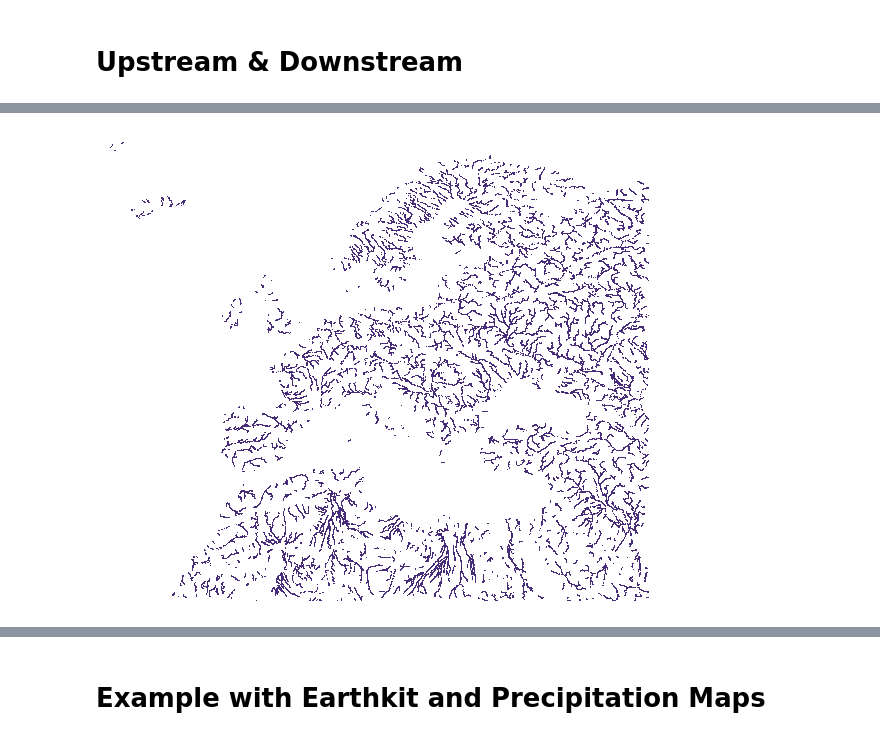
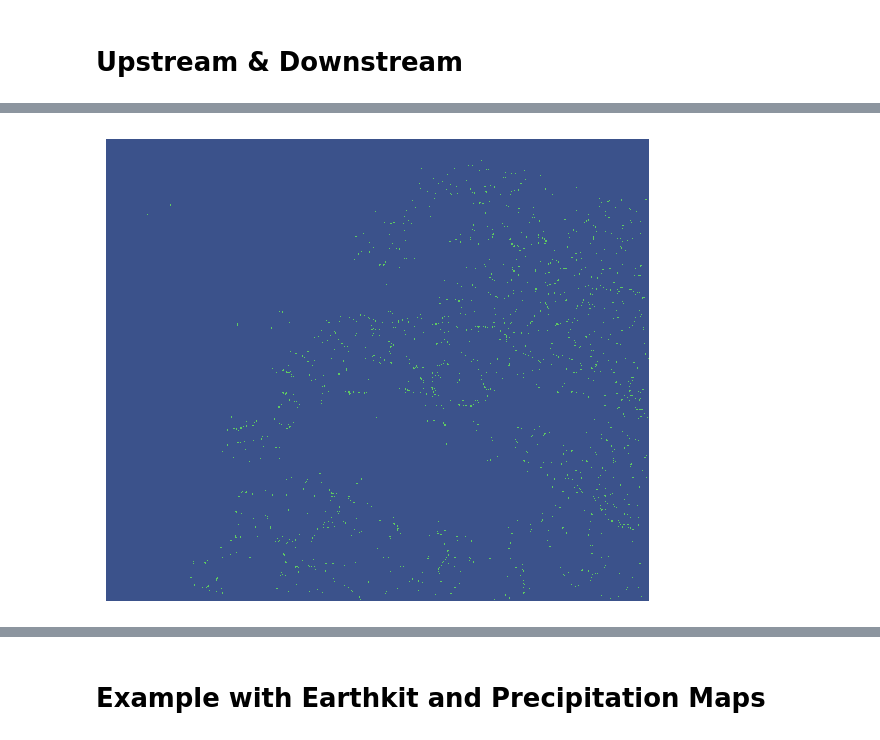
Before and after one commit to ecmwf/earthkit-hydro, a Jupyter notebook: docs/notebooks/example.ipynb, the cells around one changed output, grey strips where cells are left out. Saved outputs shown, nothing was run; the diff lists cells and outputs as text; code cells hidden in the pictures.

```diff
--- a/docs/notebooks/example.ipynb
+++ b/docs/notebooks/example.ipynb
@@ -106,8 +104,6 @@ plot(subnetwork.mask)
-# %%
-# create a subnetwork of large rivers only
-accuflux_field = network.accuflux(field)
-large_rivers = accuflux_field > 1000
-subnetwork = network.create_subnetwork(large_rivers)
-plot(subnetwork.mask)
-# %% [output]
-[figure, removed]
+# %%
+# find confluences of the large rivers
+upstream_field = large_river_network.upstream(field)
+plot(upstream_field > 1, norm=None)
+# %% [output]
+[figure, added]
```
Also changed, not shown: parts of 13 cells of this notebook.
